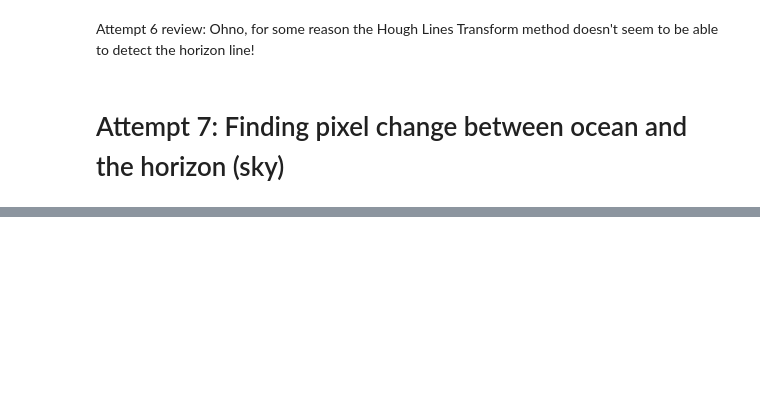
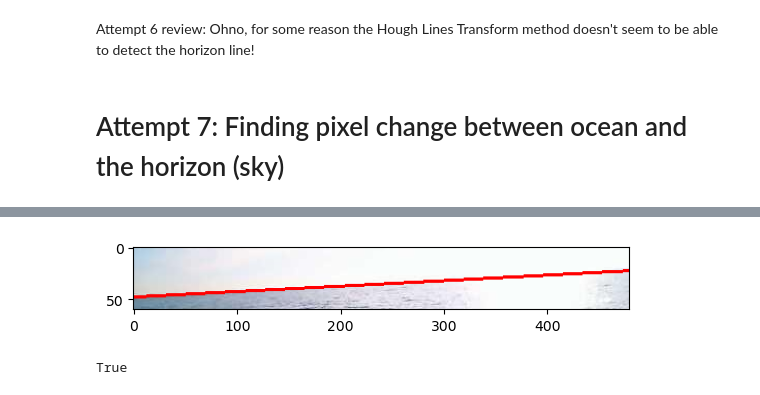
Before and after one commit to pepzicles/trackingBuoys, a Jupyter notebook: aligningHorizons.ipynb, the cells around one changed output, grey strips where cells are left out. Drawn from its saved outputs; the diff is of its cells as text; code cells hidden in the pictures; blank space fills up the shorter version.

```diff
--- a/aligningHorizons.ipynb
+++ b/aligningHorizons.ipynb
@@ -778,0 +870,10 @@ Attempt 7 review: the horizontal line generated is pretty accurate, but it doesn
+# %%
+img = cv2.imread("testImages/aligningHorizons/Attempt9-ROI/cropped_roi.jpg")
+gray = cv2.cvtColor(img, cv2.COLOR_BGR2GRAY)
+edges = cv2.Canny(gray, 50, 150, apertureSize = 3)
+
+#lines = output vector of lines
+#lines = cv.HoughLines(image, rho, theta, threshold)
+#rho = distance resolution of the accumulator in pixels
+#theta = angle resolution of the accumulator in RADIANS
+lines = cv2.HoughLines(edges, 1, np.pi/180, 110)
@@ -778,0 +902,11 @@ Attempt 7 review: the horizontal line generated is pretty accurate, but it doesn
+# %%
+# image = cv2.cvtColor(image,cv2.COLOR_BGR2RGB)
+img_bgr = cv2.cvtColor(img, cv2.COLOR_RGB2BGR)
+plt.imshow(img_bgr)
+plt.show()
+
+# Save the image to your local folder
+cv2.imwrite("testImages/aligningHorizons/Attempt9-ROI/cropped_roi_with_lines.jpg", img)
+# %% [output]
+[figure, added]
+True
```
Also changed, not shown: parts of 71 cells of this notebook.
